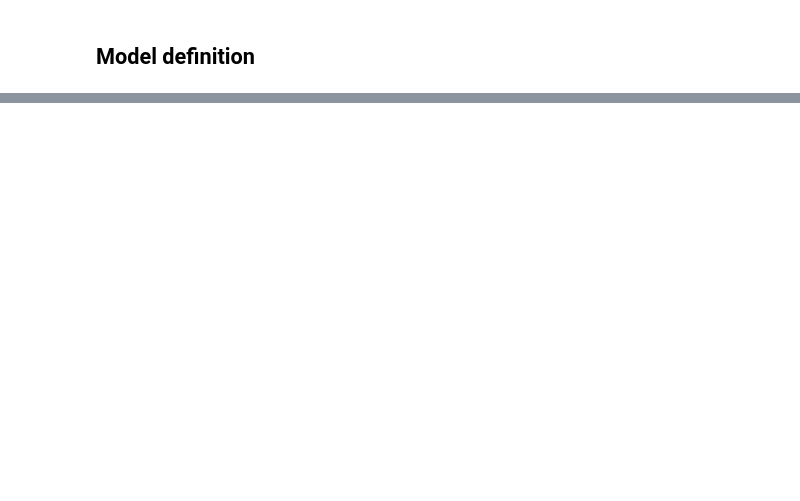
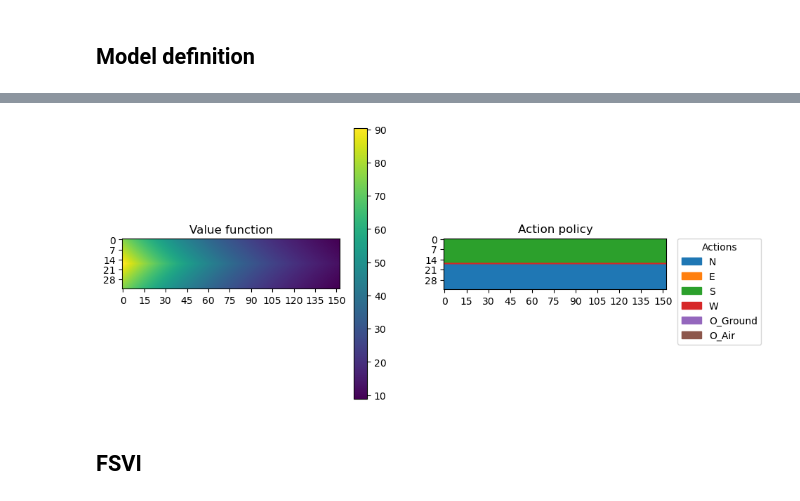
Before and after one commit to PimLb/POMDP_PBVI_Exploration, a Jupyter notebook: Experiments/Olfactory Navigation/Olfactory_Alternation.ipynb, the cells around one changed output, grey strips where cells are left out. Cells and saved outputs as stored; diff of their text form; code cells hidden in the pictures; blank space fills up the shorter version.

Commit message:
Alternation with ground data and Zero pad run on cluster

```diff
--- a/Experiments/Olfactory Navigation/Olfactory_Alternation.ipynb
+++ b/Experiments/Olfactory Navigation/Olfactory_Alternation.ipynb
@@ -50,0 +73,14 @@ for i in range(env_shape[0]):
+# %%
+# Reward function
+def reward_func(s,a,sn,o):
+    return np.where(sn == (17*env_shape[1]), 1.0, 0.0)
+# %%
+model = Model(
+    states=state_grid,
+    actions=['N','E','S','W','O_Ground','O_Air'],
+    observations=['something', 'nothing'],
+    reachable_states=reachable_states,
+    rewards=reward_func,
+    observation_table=observations,
+    end_states=[id_from_pos(17,0)]
+)
@@ -50,0 +109,5 @@ for i in range(env_shape[0]):
+# %%
+solver = VI_Solver(eps=1e-3)
+# %%
+solution, history = solver.solve(model, use_gpu=True)
+print(history.summary)
@@ -50,0 +121,3 @@ for i in range(env_shape[0]):
+# %%
+solution.plot()
+# %% [output]
@@ -50,0 +126,3 @@ for i in range(env_shape[0]):
+[figure, added]
+# %% [markdown]
+## FSVI
```
Also changed, not shown: parts of 16 cells of this notebook, 1 other file.
